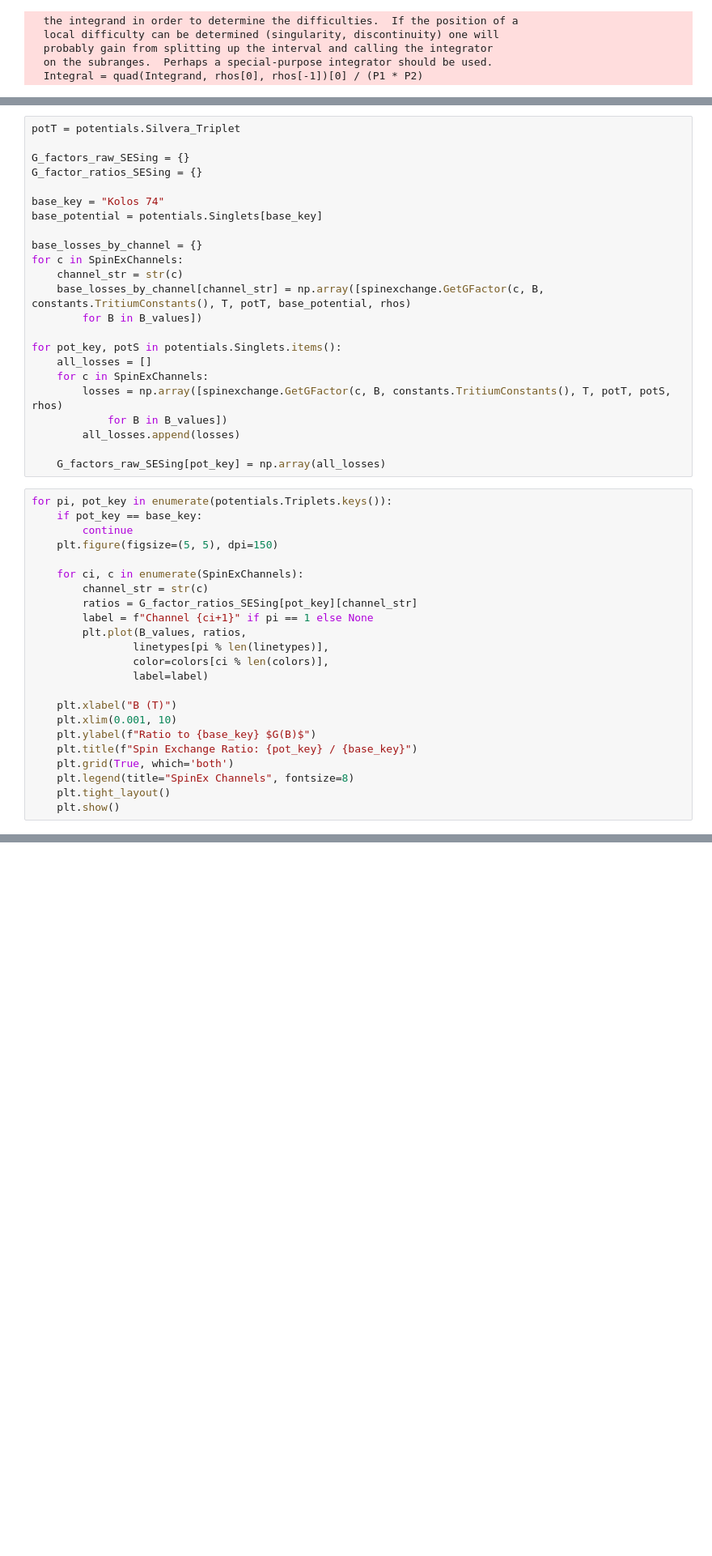
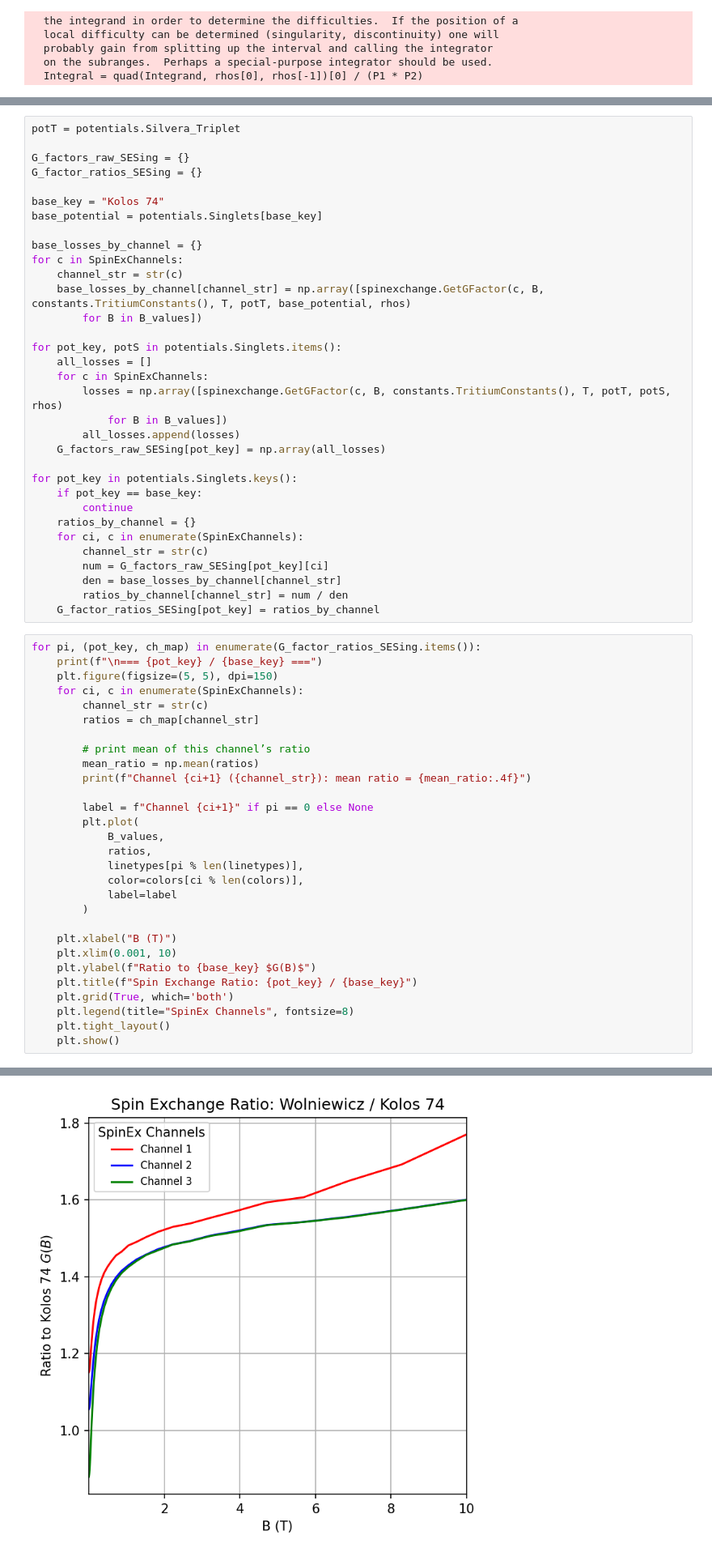
Before and after one commit to UTA-NURES/AtomicHScattering, a Jupyter notebook: examples/Uncert.ipynb, the cells around one changed output, grey strips where cells are left out. Shown at 81% size. Cells and saved outputs as stored; diff of their text form; blank space fills up the shorter version.

```diff
--- a/examples/Uncert.ipynb
+++ b/examples/Uncert.ipynb
@@ -145,22 +259,38 @@ for pot_key, potS in potentials.Singlets.items():
         losses = np.array([spinexchange.GetGFactor(c, B, constants.TritiumConstants(), T, potT, potS, rhos)
             for B in B_values])
         all_losses.append(losses)
+    G_factors_raw_SESing[pot_key] = np.array(all_losses)
 
-    G_factors_raw_SESing[pot_key] = np.array(all_losses)
+for pot_key in potentials.Singlets.keys():
+    if pot_key == base_key:
+        continue
+    ratios_by_channel = {}
+    for ci, c in enumerate(SpinExChannels):
+        channel_str = str(c)
+        num = G_factors_raw_SESing[pot_key][ci]
+        den = base_losses_by_channel[channel_str]
+        ratios_by_channel[channel_str] = num / den
+    G_factor_ratios_SESing[pot_key] = ratios_by_channel
 # %%
-for pi, pot_key in enumerate(potentials.Triplets.keys()):
-    if pot_key == base_key:
-        continue
+for pi, (pot_key, ch_map) in enumerate(G_factor_ratios_SESing.items()):
+    print(f"\n=== {pot_key} / {base_key} ===")
     plt.figure(figsize=(5, 5), dpi=150)
-
     for ci, c in enumerate(SpinExChannels):
         channel_str = str(c)
-        ratios = G_factor_ratios_SESing[pot_key][channel_str]
-        label = f"Channel {ci+1}" if pi == 1 else None
-        plt.plot(B_values, ratios,
-                linetypes[pi % len(linetypes)],
-                color=colors[ci % len(colors)],
-                label=label)
+        ratios = ch_map[channel_str]
+
+        # print mean of this channel’s ratio
+        mean_ratio = np.mean(ratios)
+        print(f"Channel {ci+1} ({channel_str}): mean ratio = {mean_ratio:.4f}")
+
+        label = f"Channel {ci+1}" if pi == 0 else None
+        plt.plot(
+            B_values,
+            ratios,
+            linetypes[pi % len(linetypes)],
+            color=colors[ci % len(colors)],
+            label=label
+        )
 
     plt.xlabel("B (T)")
     plt.xlim(0.001, 10)
@@ -174,0 +308 @@ KeyError: 'Silvera'
+[figure, added]
```
Also changed, not shown: parts of 13 cells of this notebook, 2 other files.
